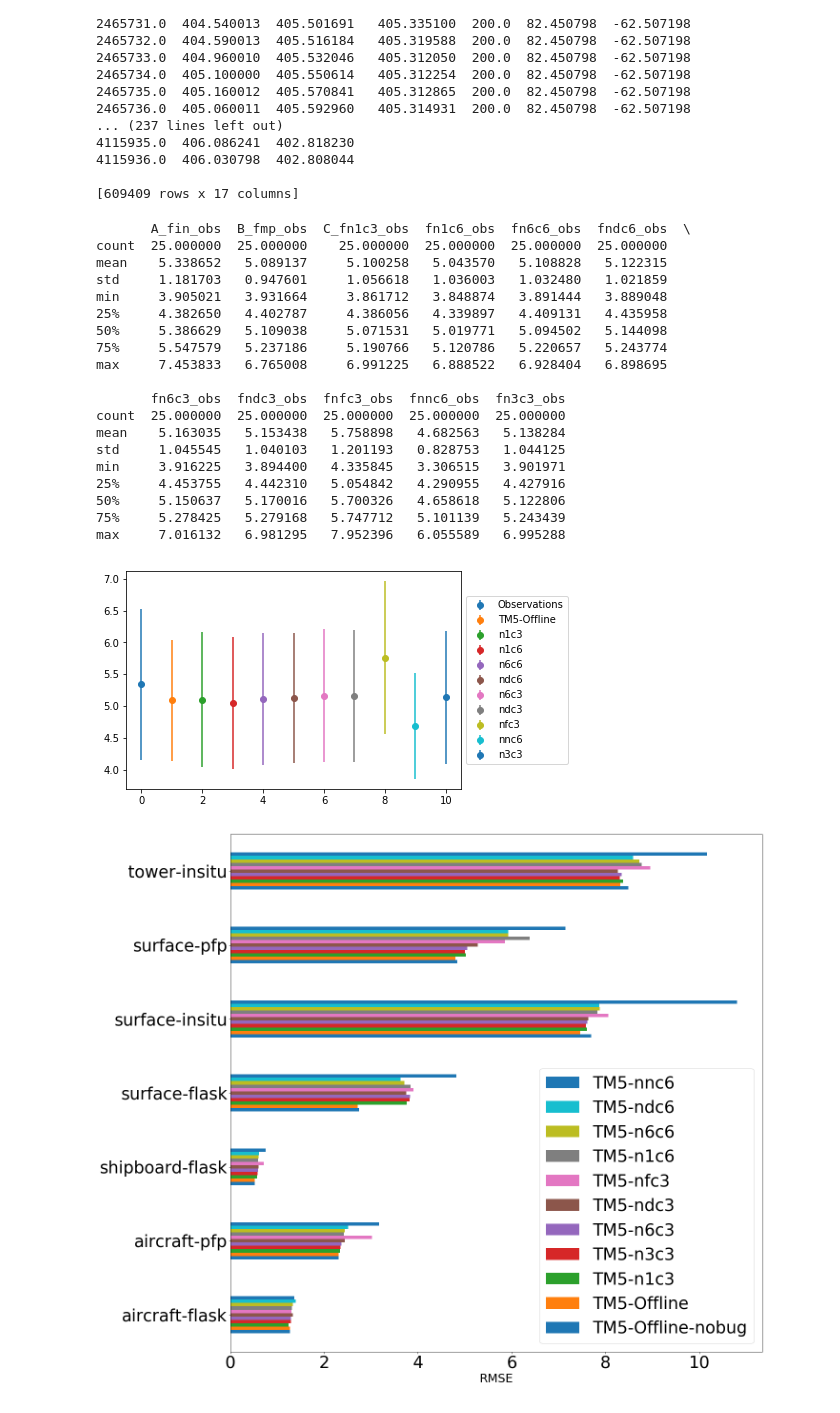
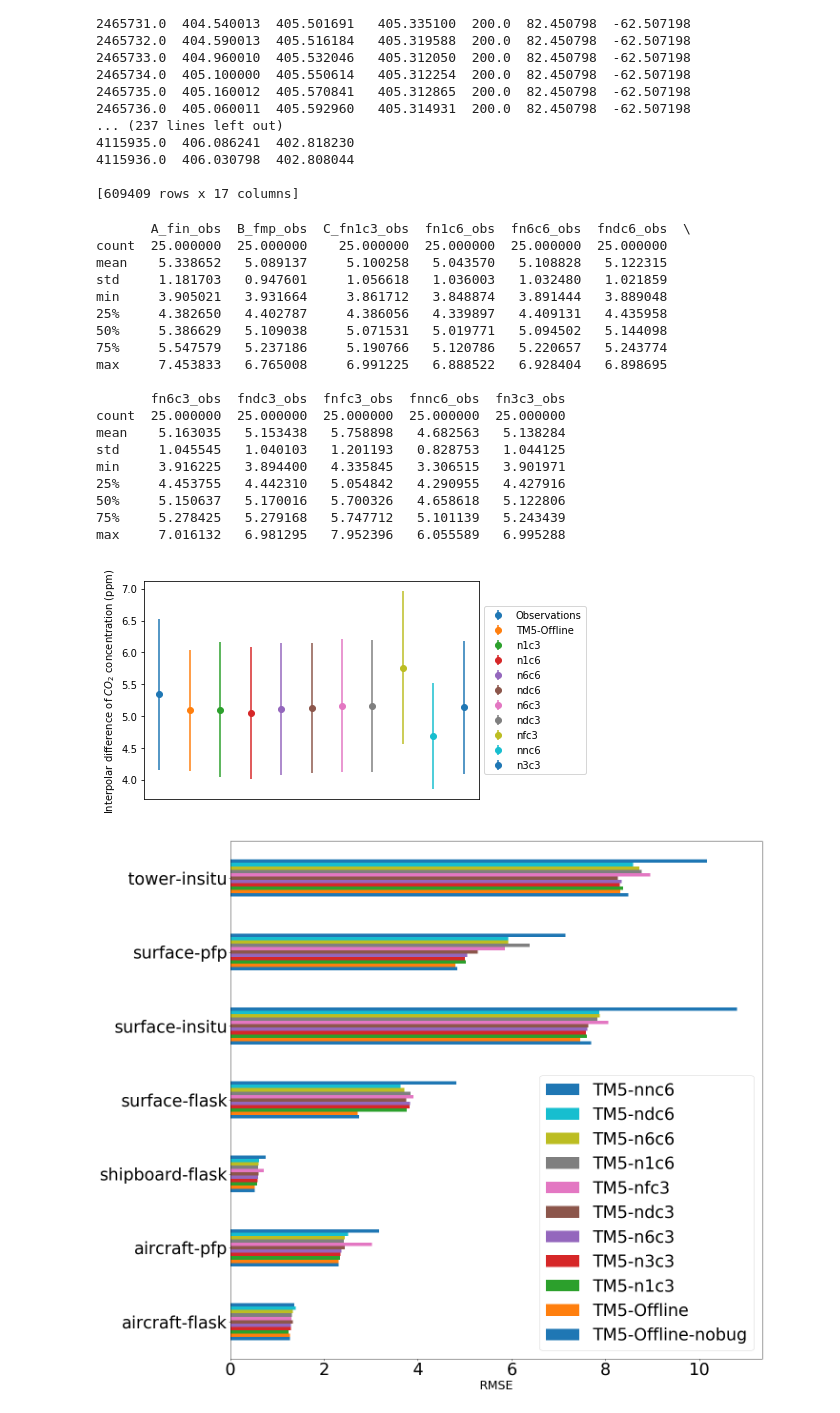
Before and after one commit to Killaars/PhD, a Jupyter notebook: paper1/Figures atmospheric transport paper.ipynb, the cells around one changed output. Drawn from its saved outputs; the diff is of its cells as text; code cells hidden in the pictures.

```diff
--- a/paper1/Figures atmospheric transport paper.ipynb
+++ b/paper1/Figures atmospheric transport paper.ipynb
@@ -1253,8 +1253,10 @@ mb_std=mb_std[mb_std.index.isin(stationlist)]
 
 for run,runname in zip(runs,runnames):
     #plt.errorbar(mb_mean['E_lat'], mb_mean[run]-mb_mean.loc['spo','A_fin_obs'], yerr=mb_std[run],fmt='o', markersize=3, linewidth=1,label=runname)
-    plt.scatter(mb_mean['E_lat'], mb_mean[run]-mb_mean.loc['spo','A_fin_obs'],label=runname)
-plt.ylim(-2,6)
+    plt.scatter(mb_mean['E_lat'], (mb_mean[run]-mb_mean.loc['spo','A_fin_obs'])/(mb_mean['B_fmp_obs']-mb_mean.loc['spo','B_fmp_obs']),label=runname)
+plt.ylim(0,5)
 plt.legend(loc='center left', bbox_to_anchor=(1, 0.5))
 plt.show()
+
+print(mb_mean)
 # %% [output]
@@ -1459,34 +1478,41 @@ for run in runs:
             results.loc[indexstring,run]=NH.loc[NH_station,run]-SH.loc[SH_station,run]
 
 # Calculate mean and std for each modelrun
 stats=results.describe()
 print(stats)
 
 for index,(run,runname) in enumerate(zip(runs,runnames)):
     plt.errorbar(index, stats.loc['mean',run],yerr=stats.loc['std',run],fmt='o', label=runname)
+plt.ylabel(r'Interpolar difference of $CO_2$ concentration (ppm)')
+plt.tick_params(
+    axis='x',          # changes apply to the x-axis
+    which='both',      # both major and minor ticks are affected
+    bottom=False,      # ticks along the bottom edge are off
+    top=False,         # ticks along the top edge are off
+    labelbottom=False) # labels along the bottom edge are off
 plt.legend(loc='center left', bbox_to_anchor=(1, 0.5))
 plt.show()
 # %% [output]
        A_fin_obs  B_fmp_obs  C_fn1c3_obs  fn1c6_obs  fn6c6_obs  fndc6_obs  \
 count  25.000000  25.000000    25.000000  25.000000  25.000000  25.000000
 mean    5.338652   5.089137     5.100258   5.043570   5.108828   5.122315
 std     1.181703   0.947601     1.056618   1.036003   1.032480   1.021859
 min     3.905021   3.931664     3.861712   3.848874   3.891444   3.889048
 25%     4.382650   4.402787     4.386056   4.339897   4.409131   4.435958
 50%     5.386629   5.109038     5.071531   5.019771   5.094502   5.144098
 75%     5.547579   5.237186     5.190766   5.120786   5.220657   5.243774
 max     7.453833   6.765008     6.991225   6.888522   6.928404   6.898695
 
        fn6c3_obs  fndc3_obs  fnfc3_obs  fnnc6_obs  fn3c3_obs
 count  25.000000  25.000000  25.000000  25.000000  25.000000
 mean    5.163035   5.153438   5.758898   4.682563   5.138284
 std     1.045545   1.040103   1.201193   0.828753   1.044125
 min     3.916225   3.894400   4.335845   3.306515   3.901971
 25%     4.453755   4.442310   5.054842   4.290955   4.427916
 50%     5.150637   5.170016   5.700326   4.658618   5.122806
 75%     5.278425   5.279168   5.747712   5.101139   5.243439
 max     7.016132   6.981295   7.952396   6.055589   6.995288
-[figure, old version]
+[figure, new version]
 # %%
 # Figure 5 - RMSE barplots
 #6 Bar charts with the RMSE of the different stations and different type.
```
Also changed, not shown: parts of 2 cells of this notebook.
